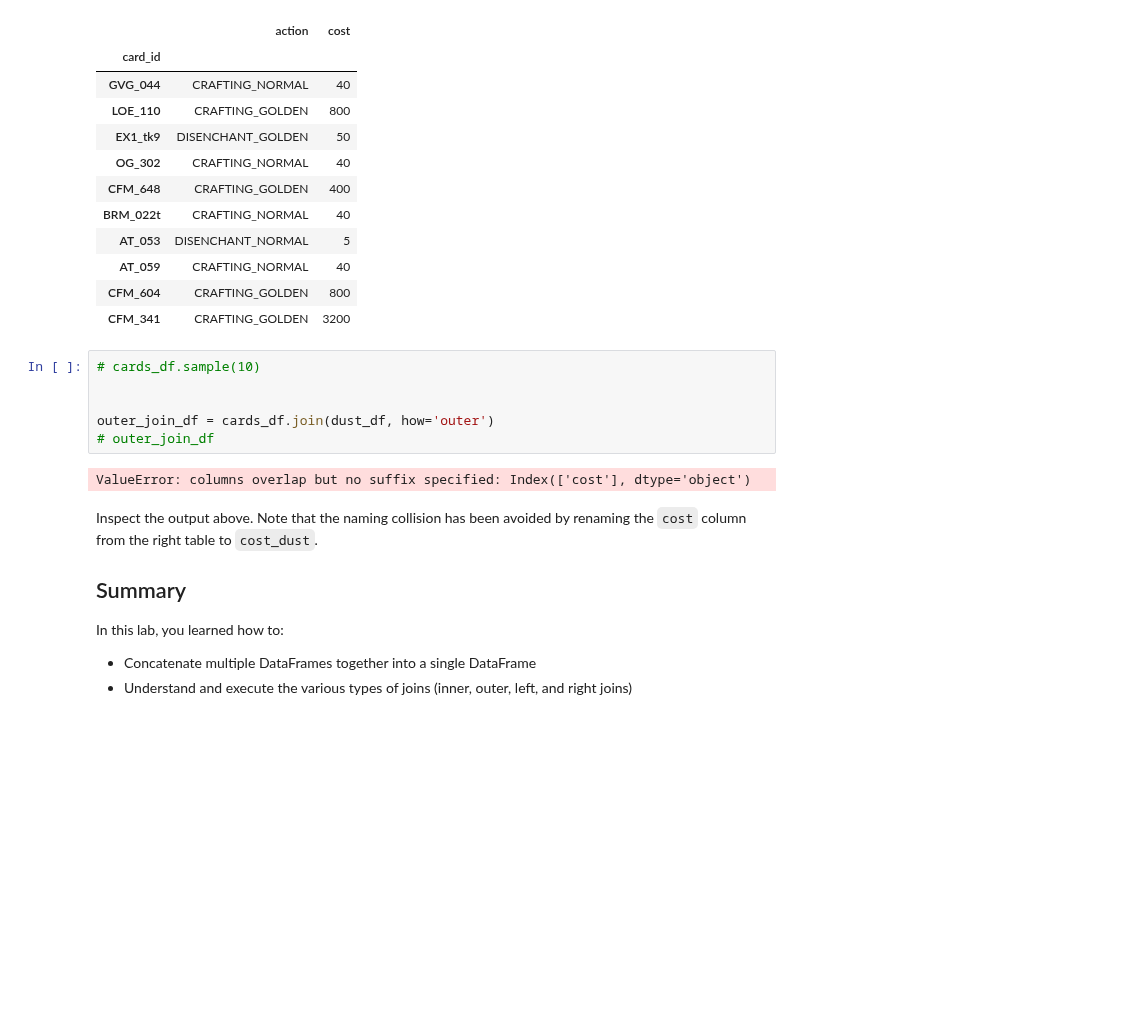
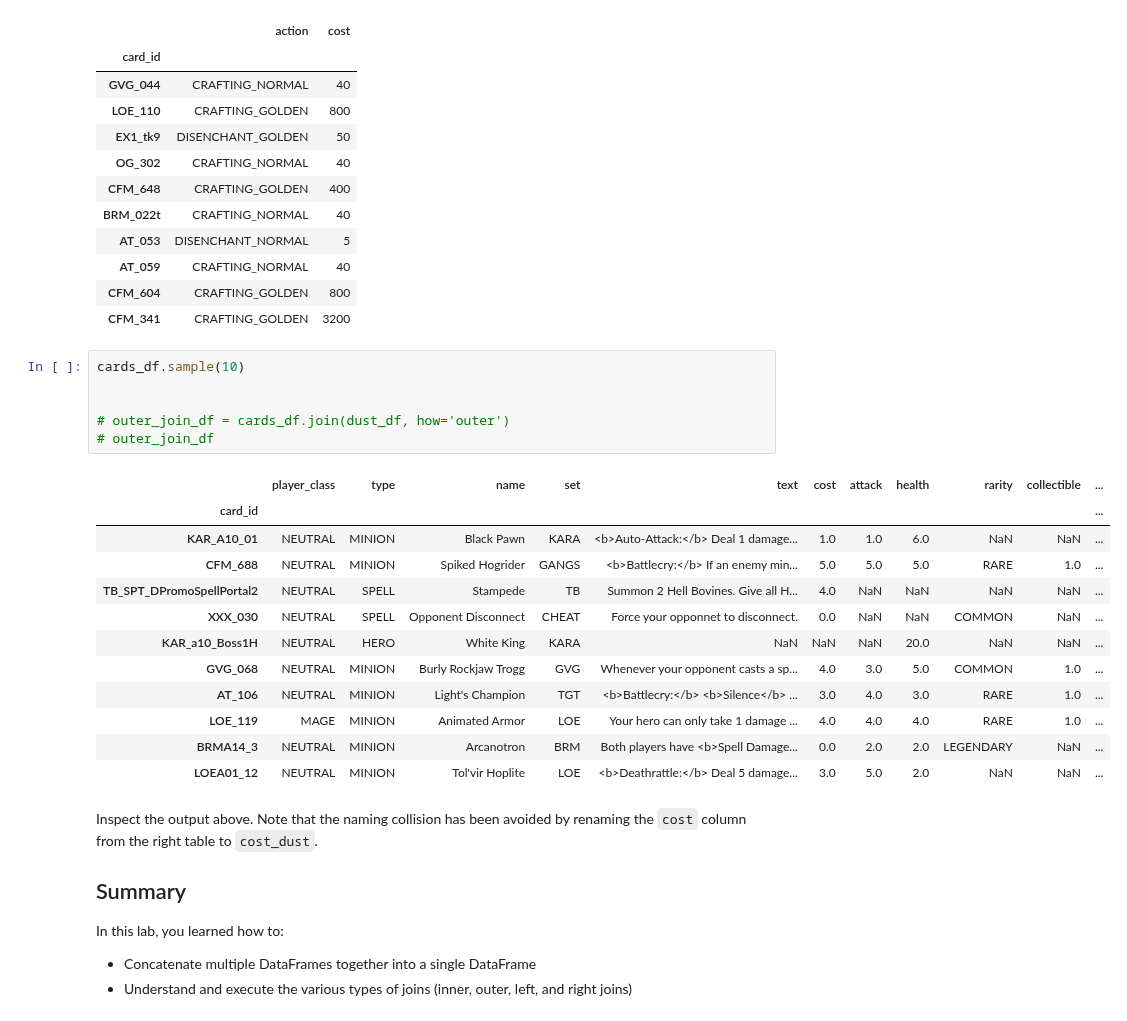
Before and after one commit to kathrinv/dsc-combining-dataframes-pandas-lab-nyc-ds-082619, a Jupyter notebook: index.ipynb, the cells around one changed output. Saved outputs shown, nothing was run; the diff lists cells and outputs as text; blank space fills up the shorter version.

```diff
--- a/index.ipynb
+++ b/index.ipynb
@@ -315,13 +315,24 @@ dust_df.sample(10)
 | CFM_604 | CRAFTING_GOLDEN | 800 |
 | CFM_341 | CRAFTING_GOLDEN | 3200 |
 # %%
-# cards_df.sample(10)
+cards_df.sample(10)
 
 
-outer_join_df = cards_df.join(dust_df, how='outer')
+# outer_join_df = cards_df.join(dust_df, how='outer')
 # outer_join_df
 # %% [output]
-ValueError: columns overlap but no suffix specified: Index(['cost'], dtype='object')
+|  | player_class | type | name | set | text | cost | attack | health | rarity | collectible | ... |
+| card_id |  |  |  |  |  |  |  |  |  |  | ... |
+| KAR_A10_01 | NEUTRAL | MINION | Black Pawn | KARA | <b>Auto-Attack:</b> Deal 1 damage... | 1.0 | 1.0 | 6.0 | NaN | NaN | ... |
+| CFM_688 | NEUTRAL | MINION | Spiked Hogrider | GANGS | <b>Battlecry:</b> If an enemy min... | 5.0 | 5.0 | 5.0 | RARE | 1.0 | ... |
+| TB_SPT_DPromoSpellPortal2 | NEUTRAL | SPELL | Stampede | TB | Summon 2 Hell Bovines. Give all H... | 4.0 | NaN | NaN | NaN | NaN | ... |
+| XXX_030 | NEUTRAL | SPELL | Opponent Disconnect | CHEAT | Force your opponnet to disconnect. | 0.0 | NaN | NaN | COMMON | NaN | ... |
+| KAR_a10_Boss1H | NEUTRAL | HERO | White King | KARA | NaN | NaN | NaN | 20.0 | NaN | NaN | ... |
+| GVG_068 | NEUTRAL | MINION | Burly Rockjaw Trogg | GVG | Whenever your opponent casts a sp... | 4.0 | 3.0 | 5.0 | COMMON | 1.0 | ... |
+| AT_106 | NEUTRAL | MINION | Light's Champion | TGT | <b>Battlecry:</b> <b>Silence</b> ... | 3.0 | 4.0 | 3.0 | RARE | 1.0 | ... |
+| LOE_119 | MAGE | MINION | Animated Armor | LOE | Your hero can only take 1 damage ... | 4.0 | 4.0 | 4.0 | RARE | 1.0 | ... |
+| BRMA14_3 | NEUTRAL | MINION | Arcanotron | BRM | Both players have <b>Spell Damage... | 0.0 | 2.0 | 2.0 | LEGENDARY | NaN | ... |
+| LOEA01_12 | NEUTRAL | MINION | Tol'vir Hoplite | LOE | <b>Deathrattle:</b> Deal 5 damage... | 3.0 | 5.0 | 2.0 | NaN | NaN | ... |
 # %% [markdown]
 Inspect the output above.  Note that the naming collision has been avoided by renaming the `cost` column from the right table to `cost_dust`.
 
```
